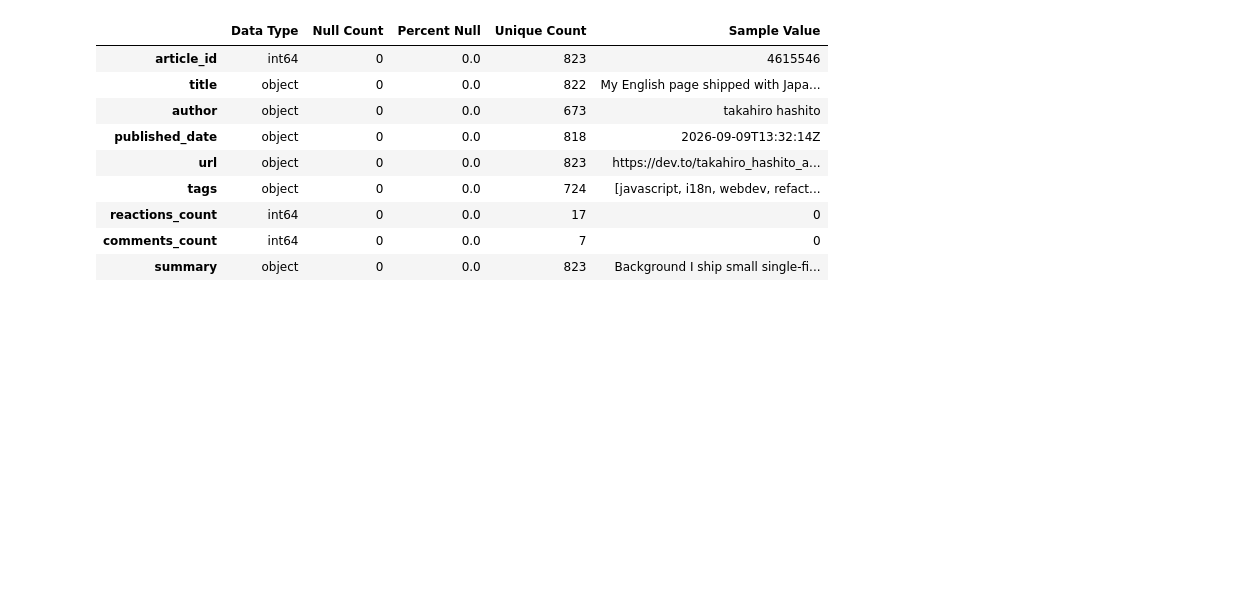
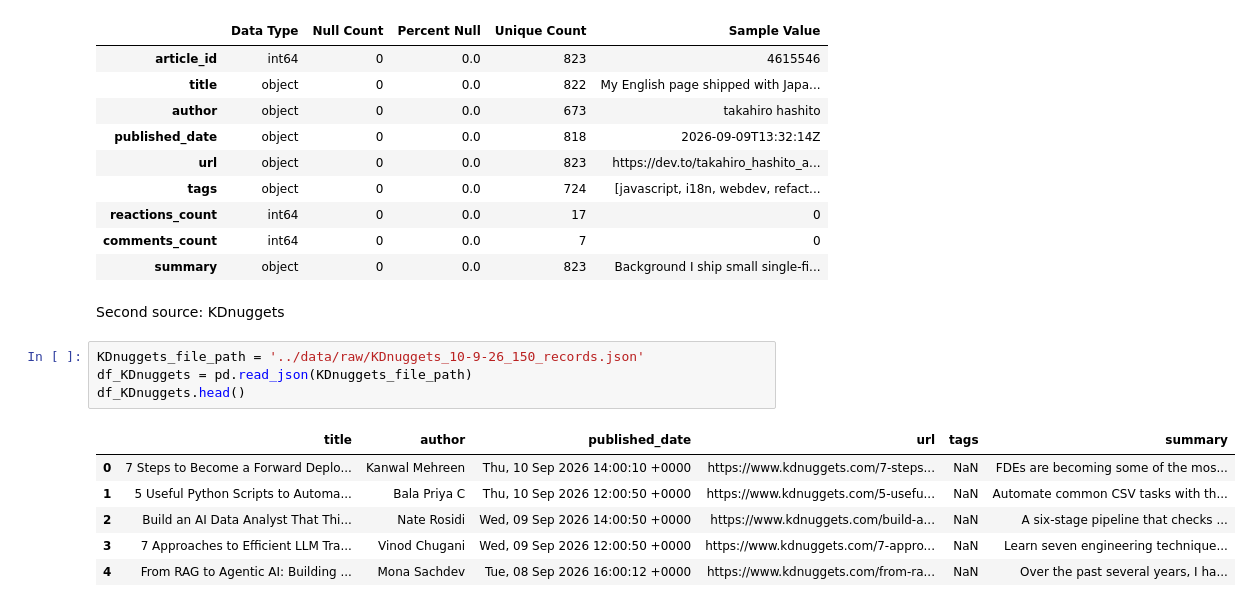
Before and after one commit to AzamAlzahrani/FOMOless, a Jupyter notebook: notebooks/02_profile_clean.ipynb, the cells around one changed output. Cells and saved outputs as stored; diff of their text form; blank space fills up the shorter version.

```diff
--- a/notebooks/02_profile_clean.ipynb
+++ b/notebooks/02_profile_clean.ipynb
@@ -191,3 +191,16 @@ Column Count: 9
 | reactions_count | int64 | 0 | 0.0 | 17 | 0 |
 | comments_count | int64 | 0 | 0.0 | 7 | 0 |
 | summary | object | 0 | 0.0 | 823 | Background I ship small single-fi... |
+# %% [markdown]
+Second source: KDnuggets
+# %%
+KDnuggets_file_path = '../data/raw/KDnuggets_10-9-26_150_records.json'
+df_KDnuggets = pd.read_json(KDnuggets_file_path)
+df_KDnuggets.head()
+# %% [output]
+|  | title | author | published_date | url | tags | summary |
+| 0 | 7 Steps to Become a Forward Deplo... | Kanwal Mehreen | Thu, 10 Sep 2026 14:00:10 +0000 | https://www.kdnuggets.com/7-steps... | NaN | FDEs are becoming some of the mos... |
+| 1 | 5 Useful Python Scripts to Automa... | Bala Priya C | Thu, 10 Sep 2026 12:00:50 +0000 | https://www.kdnuggets.com/5-usefu... | NaN | Automate common CSV tasks with th... |
+| 2 | Build an AI Data Analyst That Thi... | Nate Rosidi | Wed, 09 Sep 2026 14:00:50 +0000 | https://www.kdnuggets.com/build-a... | NaN | A six-stage pipeline that checks ... |
+| 3 | 7 Approaches to Efficient LLM Tra... | Vinod Chugani | Wed, 09 Sep 2026 12:00:50 +0000 | https://www.kdnuggets.com/7-appro... | NaN | Learn seven engineering technique... |
+| 4 | From RAG to Agentic AI: Building ... | Mona Sachdev | Tue, 08 Sep 2026 16:00:12 +0000 | https://www.kdnuggets.com/from-ra... | NaN | Over the past several years, I ha... |
```
Also changed, not shown: parts of 24 cells of this notebook.
